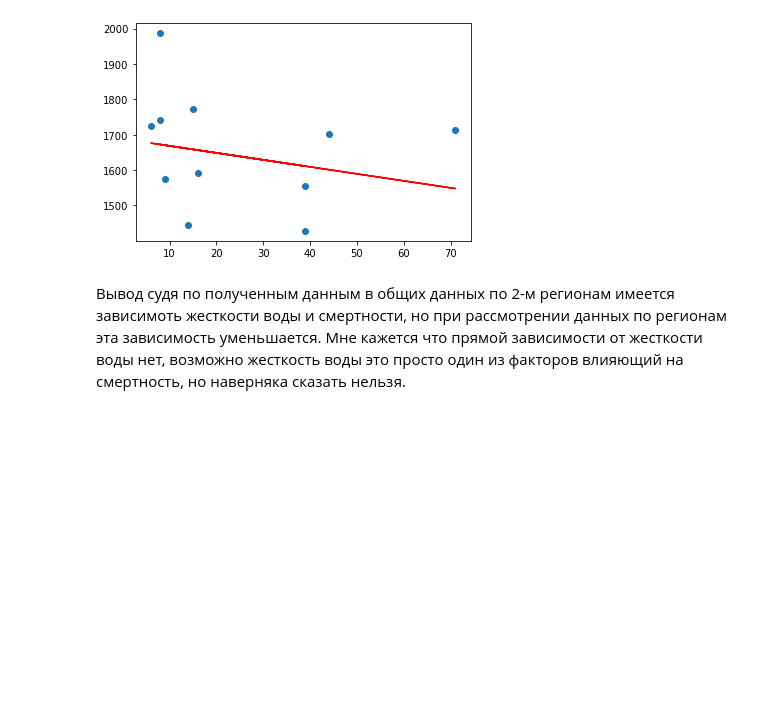
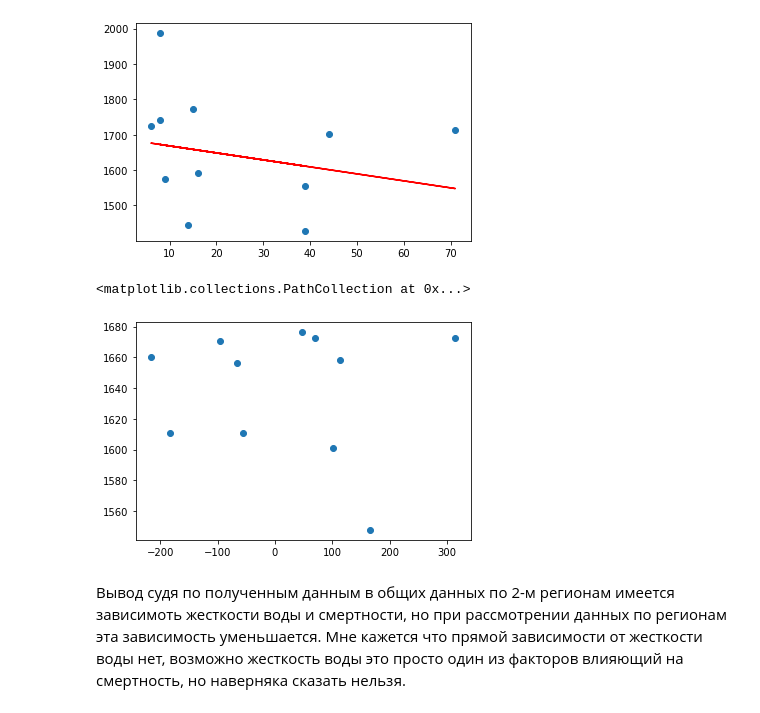
Before and after one commit to AnikanovDB/PYDA-19-hw, a Jupyter notebook: Stat_DZ_4.ipynb, the cells around one changed output. Drawn from its saved outputs; the diff is of its cells as text; code cells hidden in the pictures; blank space fills up the shorter version.

```diff
--- a/Stat_DZ_4.ipynb
+++ b/Stat_DZ_4.ipynb
@@ -203,5 +213,10 @@ plt.plot(X_test, y_pred, c='r')
 # %% [output]
 [<matplotlib.lines.Line2D at 0x...>]
 [figure]
+# %%
+plt.scatter(y_test-y_pred,y_pred)
+# %% [output]
+<matplotlib.collections.PathCollection at 0x...>
+[figure, added]
 # %% [markdown]
 Вывод судя по полученным данным в общих данных по 2-м регионам имеется  зависимоть жесткости воды и смертности, но при рассмотрении данных по регионам эта зависимость уменьшается. Мне кажется что прямой зависимости от жесткости воды нет, возможно жесткость воды это просто один из факторов влияющий на смертность, но наверняка сказать нельзя.
```
Also changed, not shown: parts of 2 cells of this notebook.
